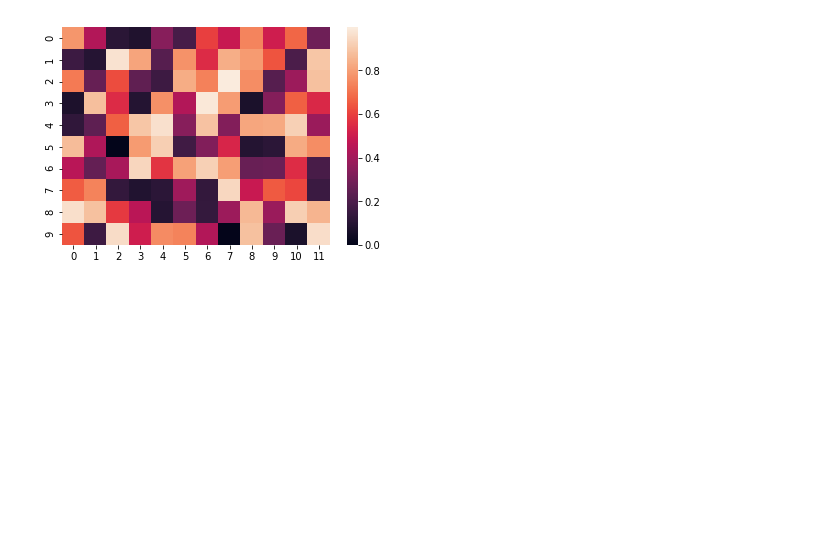
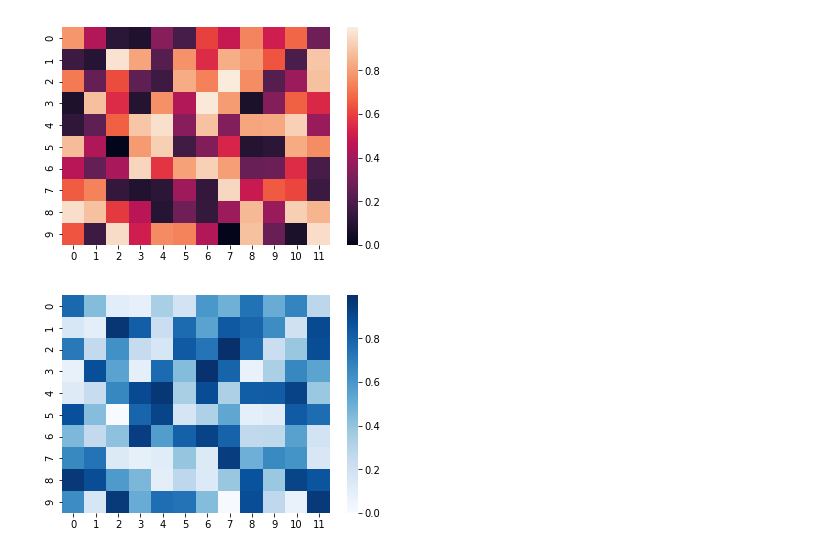
Before and after one commit to mayi140611/mayiutils, a Jupyter notebook: mayiutils/imageprocessing/Seaborn_wrapper.ipynb, the cells around one changed output. Cells and saved outputs as stored; diff of their text form; code cells hidden in the pictures; blank space fills up the shorter version.

```diff
--- a/mayiutils/imageprocessing/Seaborn_wrapper.ipynb
+++ b/mayiutils/imageprocessing/Seaborn_wrapper.ipynb
@@ -110,4 +112,6 @@ cmap : matplotlib colormap name or object, or list of colors, optional
     The mapping from data values to color space. If not provided, the
     default will depend on whether ``center`` is set.
 # %%
-ax = sb.heatmap(uniform_data, cmap)
+ax = sb.heatmap(uniform_data, cmap='Blues')
+# %% [output]
+[figure, added]
```
Also changed, not shown: parts of 1 cell of this notebook, 25 other files.
